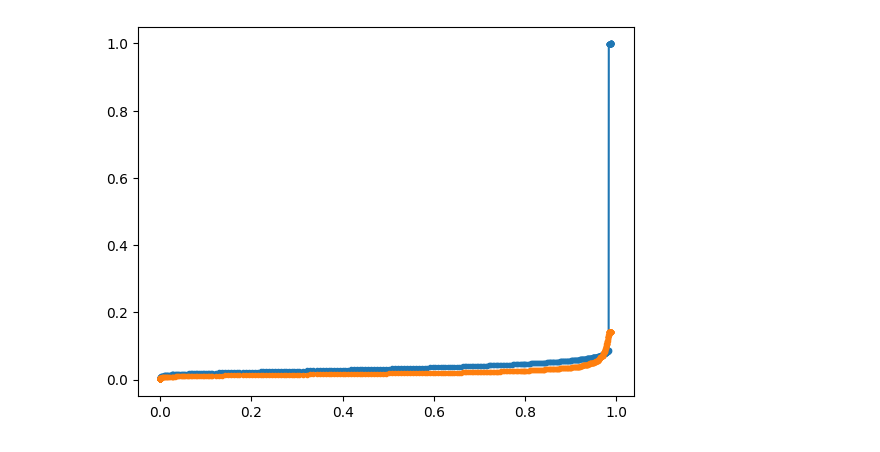
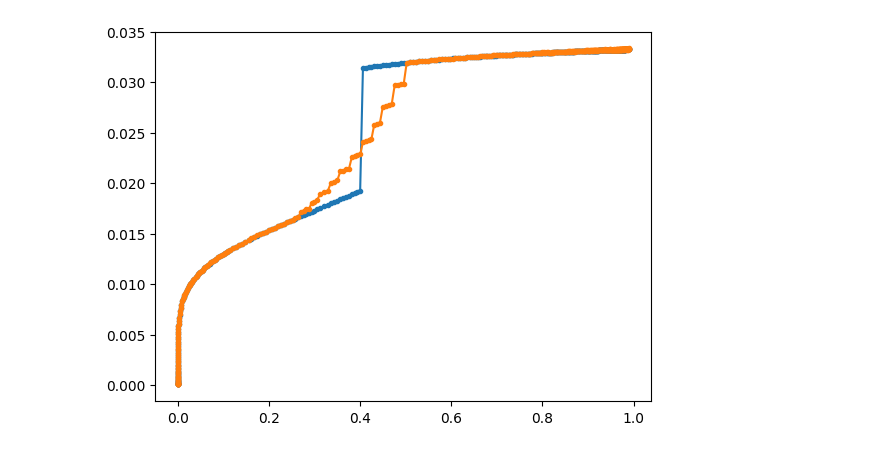
Before and after one commit to IDAnton/Isotherm_generator, a Jupyter notebook: kernel gen.ipynb, the cells around one changed output. Drawn from its saved outputs; the diff is of its cells as text; code cells hidden in the pictures.

```diff
--- a/kernel gen.ipynb
+++ b/kernel gen.ipynb
@@ -78,16 +78,16 @@ class Perceptron:
         self.drop_gradients()
 # %%
 def train_model(model, X_train, y_train, X_test, y_test):
-    for epoch in range (1, 200):
+    for epoch in range (1, 200000):
         loss = 0
         inner_counter = 1
         for i in np.random.permutation(len(X_train)):
             prediction = model.run(data=X_train[i].flatten(), activation_function=relu)
             loss += np.sum(np.square(y_train[i] - prediction))/len(prediction)
             model.calculate_gradient(data=X_train[i].flatten(), right_out=y_train[i], activation_deriv=relu_deriv)
-            if inner_counter % 10 == 0:
-                model.apply_gradient()
-            inner_counter += 1
+            #if inner_counter % 8 == 0:
+            model.apply_gradient()
+            #inner_counter += 1
 
         test_loss = 0
         # for i in range(0, 10000):
@@ -109,6 +109,4 @@ X_train = X_train / x_scale
 y_train = y_train / y_scale
 # %%
 np.random.seed(0)
-model = Perceptron(input_dim=1, h1_dim=10, out_dim=len(y_train[0]))
+model = Perceptron(input_dim=1, h1_dim=100, out_dim=len(y_train[0]))
-# %%
-train_model(model, X_train, y_train, X_train, y_train)
@@ -132,0 +113,3 @@ Epoch №199 finished with accuracy 511.82% Test dataset accuracy 0.0
+# %%
+model.learn_rate = 0.001
+train_model(model, X_train[50:61], y_train[50:61], X_train[50:61], y_train[50:61])
@@ -133,11 +135,11 @@ Epoch №199 finished with accuracy 511.82% Test dataset accuracy 0.0
 # %%
-i = -1
+i = 56
 right_answer = model.run(data=X_train[i].flatten(), activation_function=relu)
 dataframe_sorb = pd.read_excel('Silica-loc-isoth1.xlsx', header=None, sheet_name="Adsorption")
 data_sorb = dataframe_sorb.to_numpy()
 pressures_d = data_sorb[:, 0][21:]
-plt.plot(pressures_d, y_train[i], marker=".")
+plt.plot(pressures_d, y_train[i] * y_scale, marker=".")
 plt.plot(pressures_d, right_answer.reshape(458, 1) * y_scale , marker=".")
 plt.show()
 # %% [output]
-[figure, old version]
+[figure, new version]
```
Also changed, not shown: parts of 3 cells of this notebook, 1 other file.
